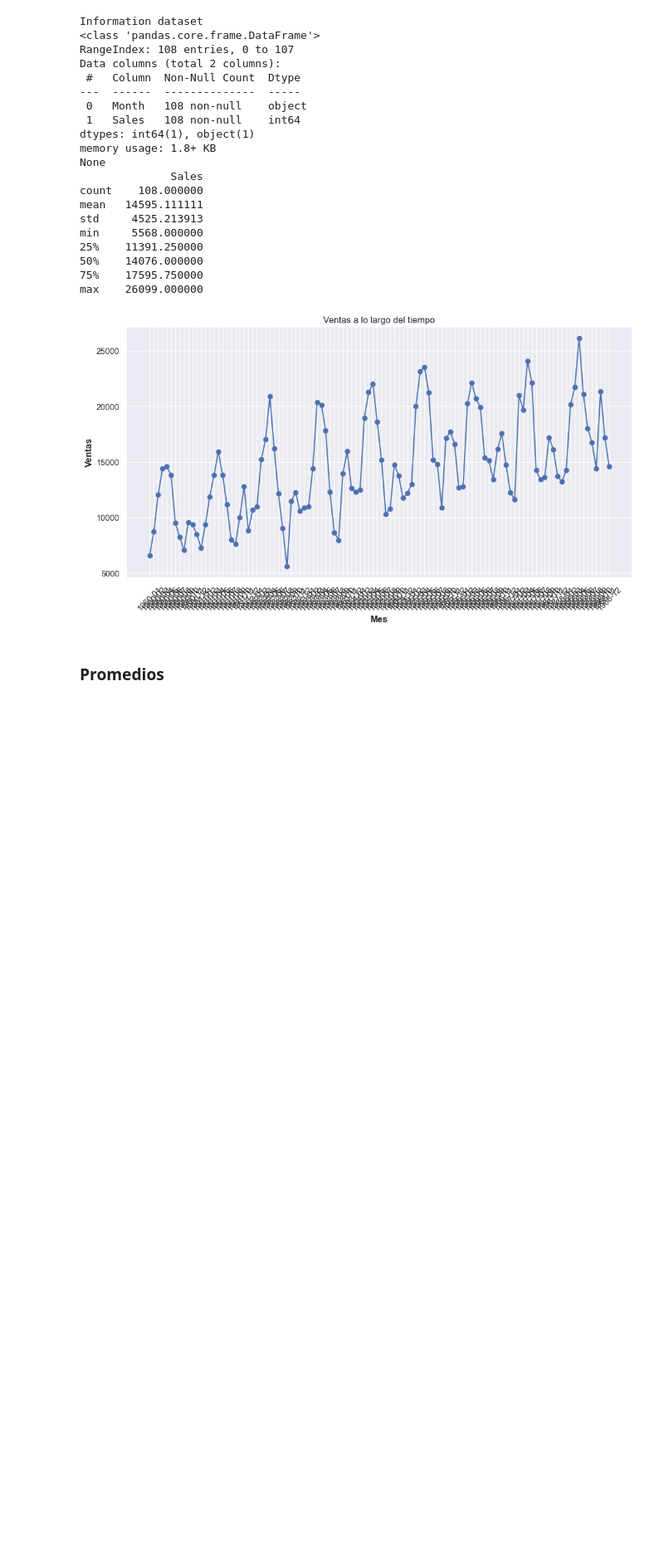
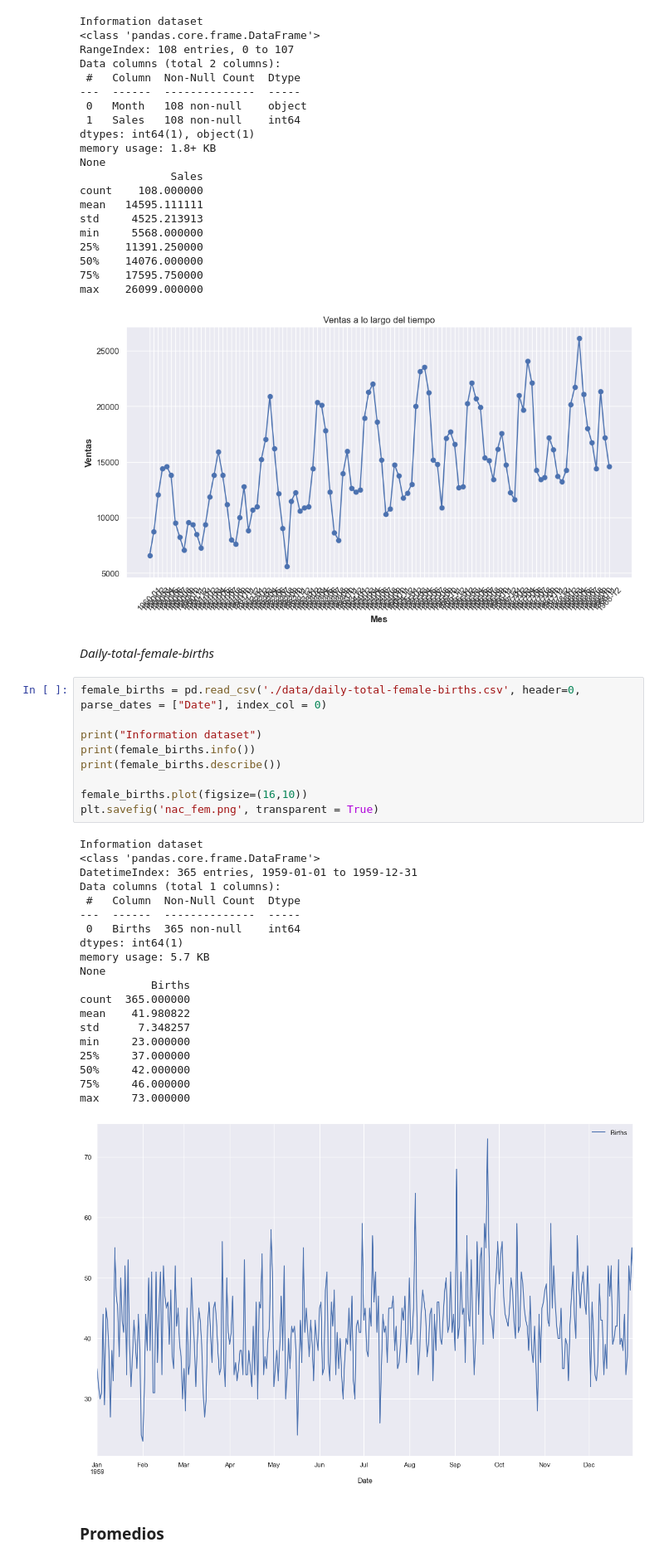
Before and after one commit to Paola-Contreras/Lab03-DS, a Jupyter notebook: Lab03.ipynb, the cells around one changed output. Shown at 83% size. Drawn from its saved outputs; the diff is of its cells as text; blank space fills up the shorter version.

```diff
--- a/Lab03.ipynb
+++ b/Lab03.ipynb
@@ -136,6 +147,38 @@ min     5568.000000
 75%    17595.750000
 max    26099.000000
 [figure]
+# %% [markdown]
+*Daily-total-female-births*
+# %%
+female_births = pd.read_csv('./data/daily-total-female-births.csv', header=0, parse_dates = ["Date"], index_col = 0)
+
+print("Information dataset")
+print(female_births.info())
+print(female_births.describe())
+
+female_births.plot(figsize=(16,10))
+plt.savefig('nac_fem.png', transparent = True)
+# %% [output]
+Information dataset
+<class 'pandas.core.frame.DataFrame'>
+DatetimeIndex: 365 entries, 1959-01-01 to 1959-12-31
+Data columns (total 1 columns):
+ #   Column  Non-Null Count  Dtype
+---  ------  --------------  -----
+ 0   Births  365 non-null    int64
+dtypes: int64(1)
+memory usage: 5.7 KB
+None
+           Births
+count  365.000000
+mean    41.980822
+std      7.348257
+min     23.000000
+25%     37.000000
+50%     42.000000
+75%     46.000000
+max     73.000000
+[figure, added]
 # %% [markdown]
 ### Promedios
 # %%
```
Also changed, not shown: parts of 27 cells of this notebook, 8 other files.
